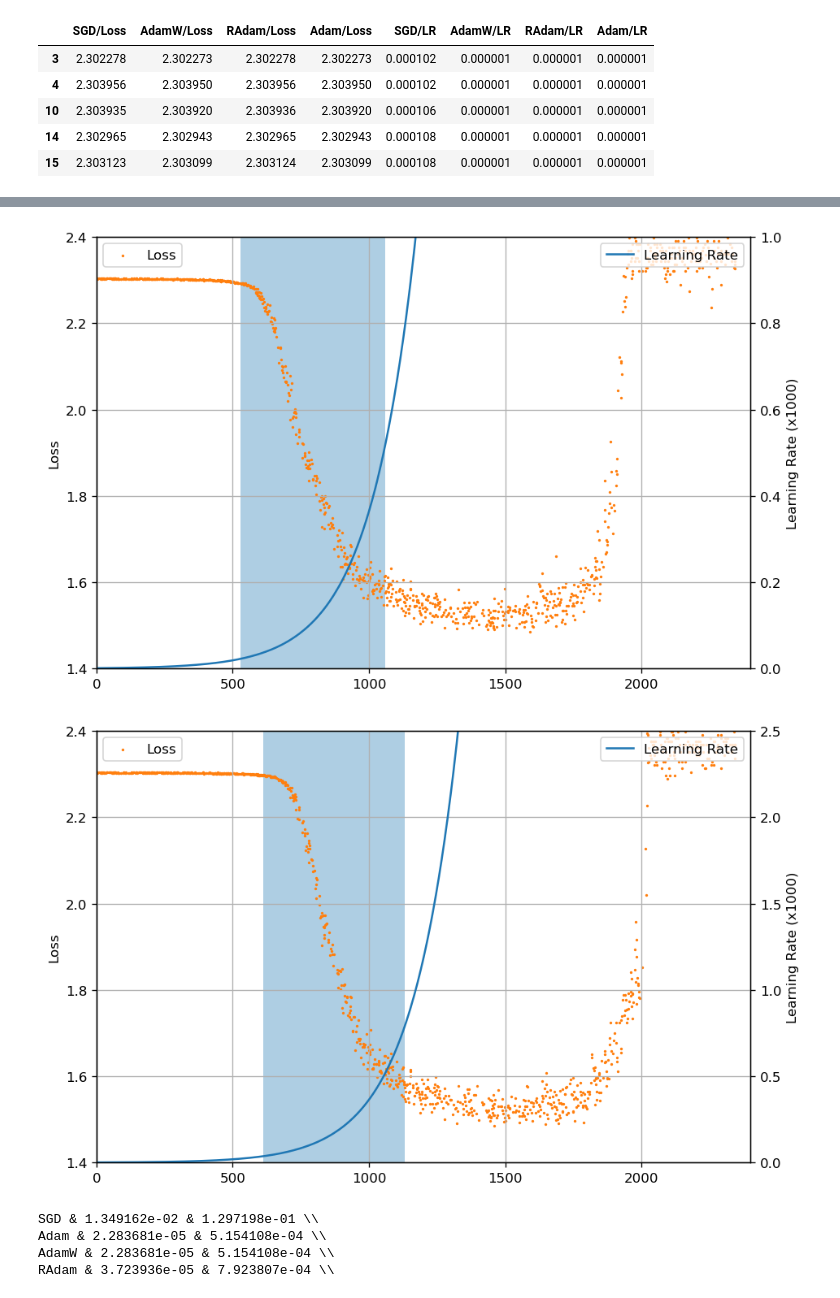
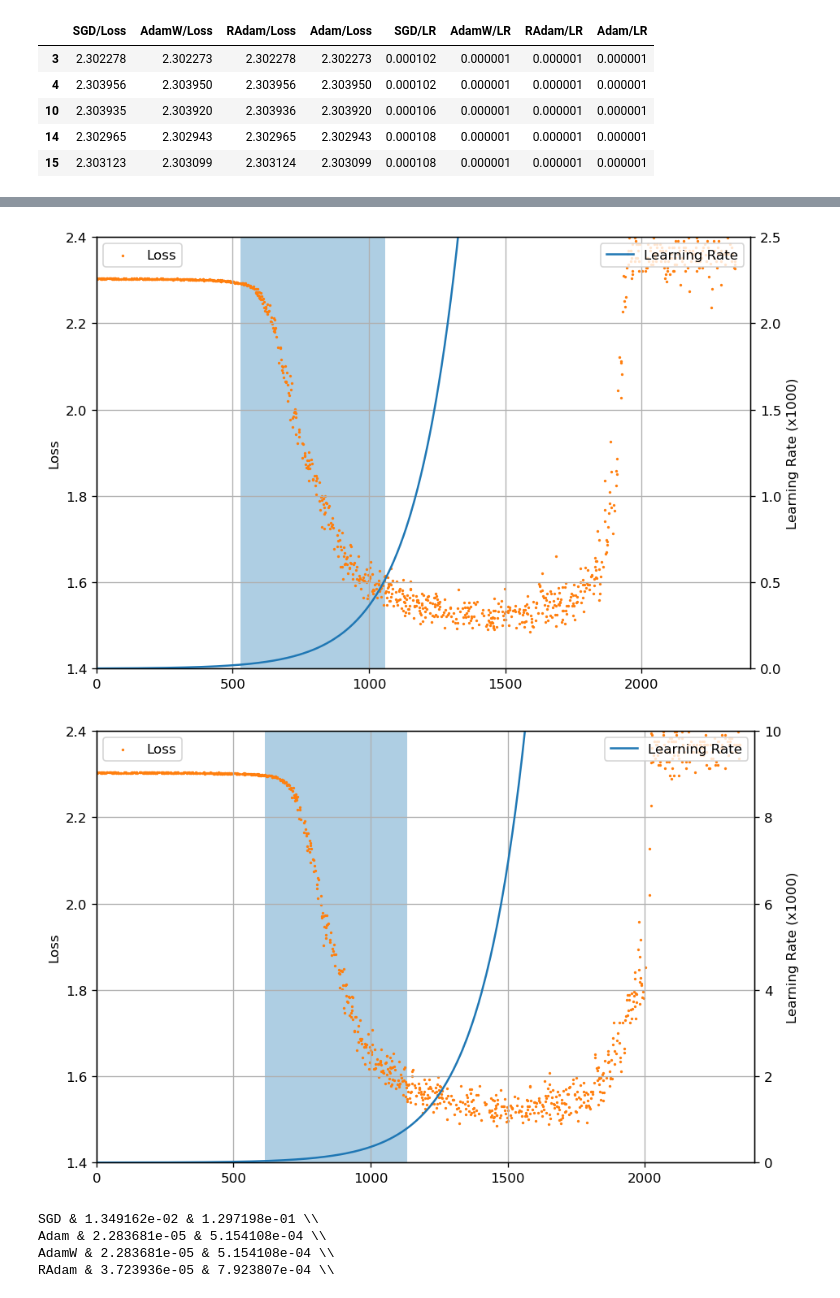
Before and after one commit to LuminousXLB/CS5260-AY2122-2, a Jupyter notebook: Asg06/lr_range_test/lr_range_test-plot.ipynb, the cells around one changed output, grey strips where cells are left out. Drawn from its saved outputs; the diff is of its cells as text; code cells hidden in the pictures.

```diff
--- a/Asg06/lr_range_test/lr_range_test-plot.ipynb
+++ b/Asg06/lr_range_test/lr_range_test-plot.ipynb
@@ -43,9 +43,16 @@ df.head()
 | 15 | 2.303123 | 2.303099 | 2.303124 | 2.303099 | 0.000108 | 0.000001 | 0.000001 | 0.000001 |
 # %%
 def locate_lr_range(opt):
-    diff = df[f"{opt}/Loss"].rolling(128, center=True).mean().diff(-1).rolling(8, center=True).mean()
+    diff = (
+        df[f"{opt}/Loss"]
+        .rolling(100, center=True)
+        .mean()
+        .diff(-1)
+        .rolling(8, center=True)
+        .mean()
+    )
     diff = diff * (diff > 0)
-    return df[f"{opt}/LR"][diff > diff.mean()]
+    return df[f"{opt}/LR"][diff > diff.quantile(0.64)]
 
 
 def plot(ax1, opt, ymax):
@@ -68,12 +75,10 @@ def plot(ax1, opt, ymax):
 
     ax1.scatter(df.index, yLoss, s=1, label="Loss")
     ax2.plot(yLR, label="Learning Rate")
-    # ax2.plot(df[f"{opt}/Loss"].rolling(200, center=True).mean().diff(-1).rolling(16, center=True).mean(), label='diff loss')
 
     ax1.set_xlim(0, 2400)
     ax1.set_ylim(1.4, 2.4)
     ax2.set_ylim(0, ymax)
-    # ax2.set_ylim(-0.005, 0.005)
 
     ax1.grid(axis="x")
     ax2.grid()
@@ -91,24 +96,24 @@ plot(axes[1][1], "RAdam", 0.0025)
 # %%
-BASE = Path('../Report/images')
+BASE = Path("../Report/images")
 
 fig, ax = plt.subplots(figsize=(8, 5), dpi=120)
 plot(ax, "SGD", 1)
 fig.tight_layout()
-fig.savefig(BASE / 'lr_range_sgd.pdf')
+fig.savefig(BASE / "lr_range_sgd.pdf")
 
 fig, ax = plt.subplots(figsize=(8, 5), dpi=120)
-plot(ax, "Adam", 0.0010)
+plot(ax, "Adam", 0.0025)
 fig.tight_layout()
-fig.savefig(BASE / 'lr_range_adam.pdf')
+fig.savefig(BASE / "lr_range_adam.pdf")
 
 fig, ax = plt.subplots(figsize=(8, 5), dpi=120)
-plot(ax, "AdamW", 0.0010)
+plot(ax, "AdamW", 0.0025)
 fig.tight_layout()
-fig.savefig(BASE / 'lr_range_adamw.pdf')
+fig.savefig(BASE / "lr_range_adamw.pdf")
 
 fig, ax = plt.subplots(figsize=(8, 5), dpi=120)
-plot(ax, "RAdam", 0.0025)
+plot(ax, "RAdam", 0.01)
 fig.tight_layout()
-fig.savefig(BASE / 'lr_range_radam.pdf')
+fig.savefig(BASE / "lr_range_radam.pdf")
 # %% [output]
 [figure]
@@ -116,5 +121,5 @@ fig.savefig(BASE / 'lr_range_radam.pdf')
-[figure, old version]
+[figure, new version]
-[figure, old version]
+[figure, new version]
 # %%
 for opt in ["SGD", "Adam", "AdamW", "RAdam"]:
     range = locate_lr_range(opt)
```
Also changed, not shown: parts of 2 cells of this notebook, 6 other files.
